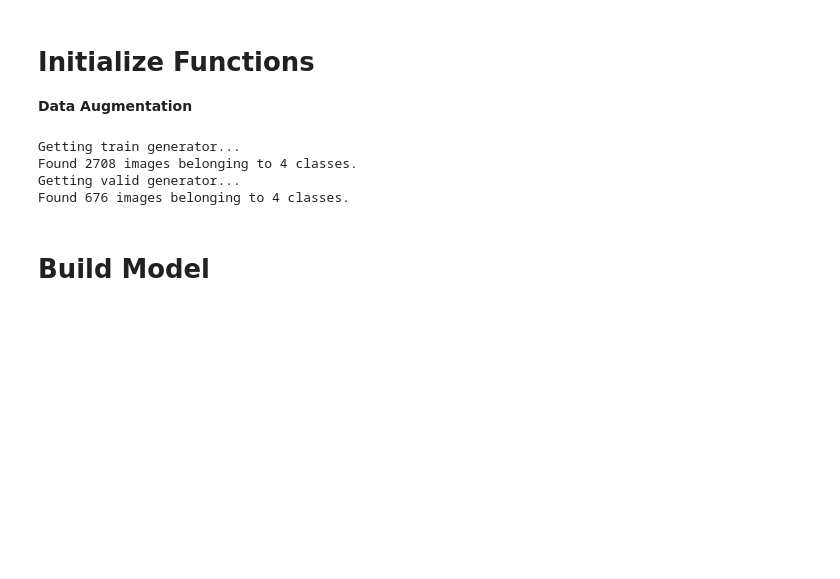
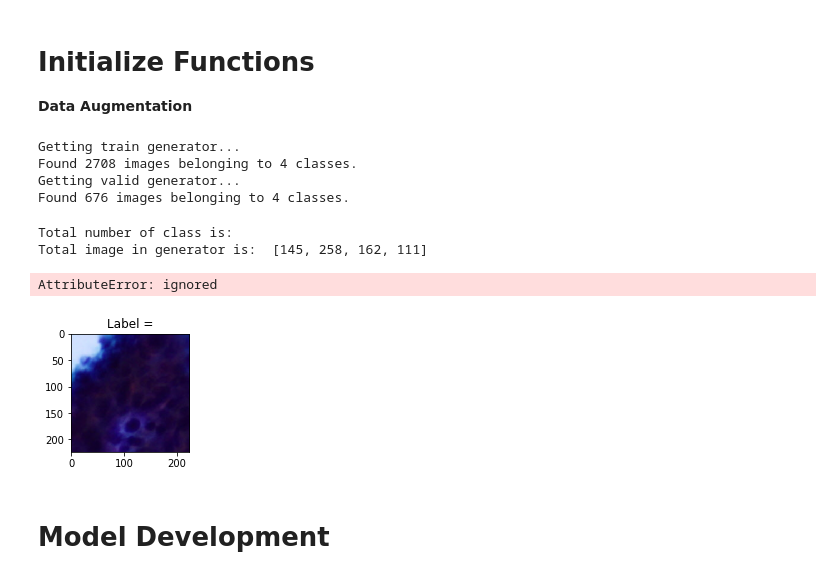
Before and after one commit to mnmahir/FYProject-PCGIPI, a Jupyter notebook: VGG16.ipynb, the cells around one changed output. Cells and saved outputs as stored; diff of their text form; code cells hidden in the pictures; blank space fills up the shorter version.

Commit message:
Added - data generator - get_freq_data - show image generated

```diff
--- a/VGG16.ipynb
+++ b/VGG16.ipynb
@@ -70,14 +75,14 @@ def get_valid_generator():
       directory = valid_path,
       shuffle = False,             # Shuffle input after each epoch
       target_size = IMAGE_SIZE,   # Set image size to be [x]px by [y]px set in IMAGE_SIZE
-      class_mode = 'categorical',
+      class_mode = WEIGHTED_LOSS,
       seed = SEED,
   )
 
   return generator
 # %%
-train_gen = get_train_generator()
-valid_gen = get_valid_generator()
+train_generator = get_train_generator()
+valid_generator = get_valid_generator()
 # %% [output]
 Getting train generator...
 Found 2708 images belonging to 4 classes.
@@ -86,2 +108,26 @@ Found 676 images belonging to 4 classes.
+# %%
+get_freq_prob_data(valid_generator)
+# %% [output]
+Total number of class is:
+Total image in generator is:  [145, 258, 162, 111]
+# %%
+def show_image_generated(generator,index, img_size):
+  x, y = valid_generator.__getitem__(index)
+  img_plt = math.ceil(math.sqrt(BATCH_SIZE))
+  grid_plt = str(img_plt)+str(img_plt)+str(1)
+
+  class_data_labels = generator.classes
+
+  plt.figure(1, figsize = (img_size,img_size))
+  for i in range(BATCH_SIZE):
+    plt.subplot(img_plt,img_plt,i+1)
+    plt.imshow(x[i])
+    plt.title("Label =", IMAGE_CLASSES[int(class_data_labels[i])])
+  plt.show()
+# %%
+show_image_generated(valid_generator, index = 0, img_size = 10)  # Print image generated by generator. Change index to see different batch (start at 0)
+# %% [output]
+AttributeError: ignored
+[figure, added]
 # %% [markdown]
-# **Build Model**
+# **Model Development**
```
Also changed, not shown: parts of 4 cells of this notebook.
